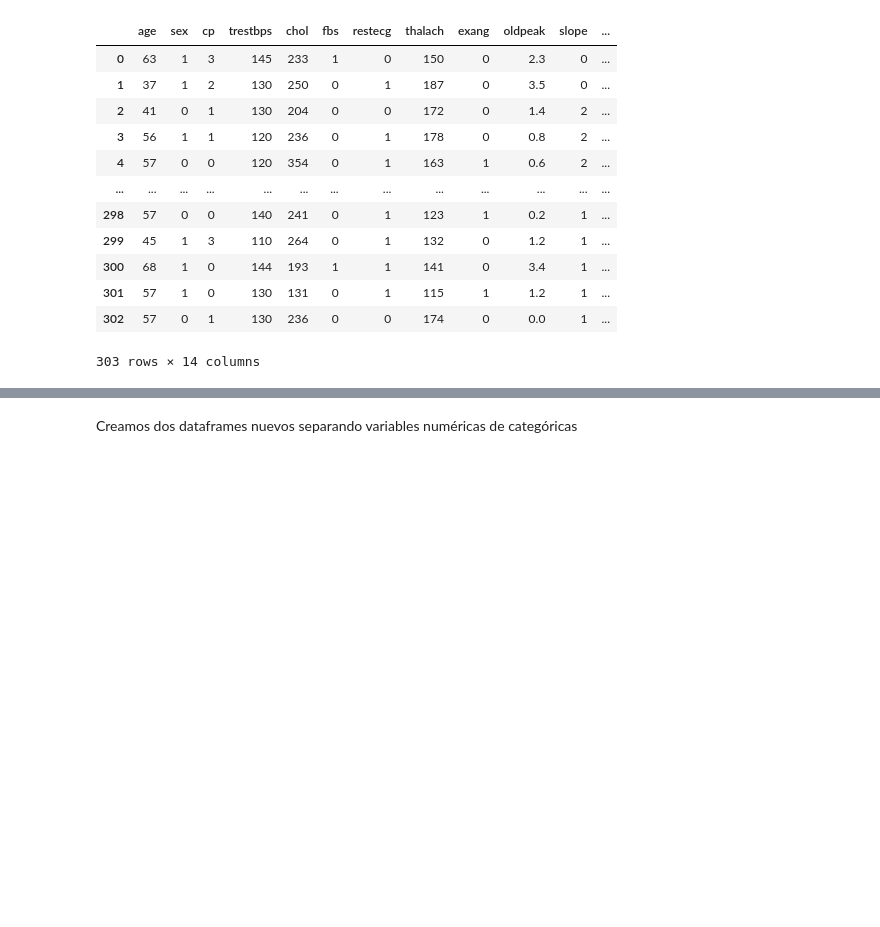
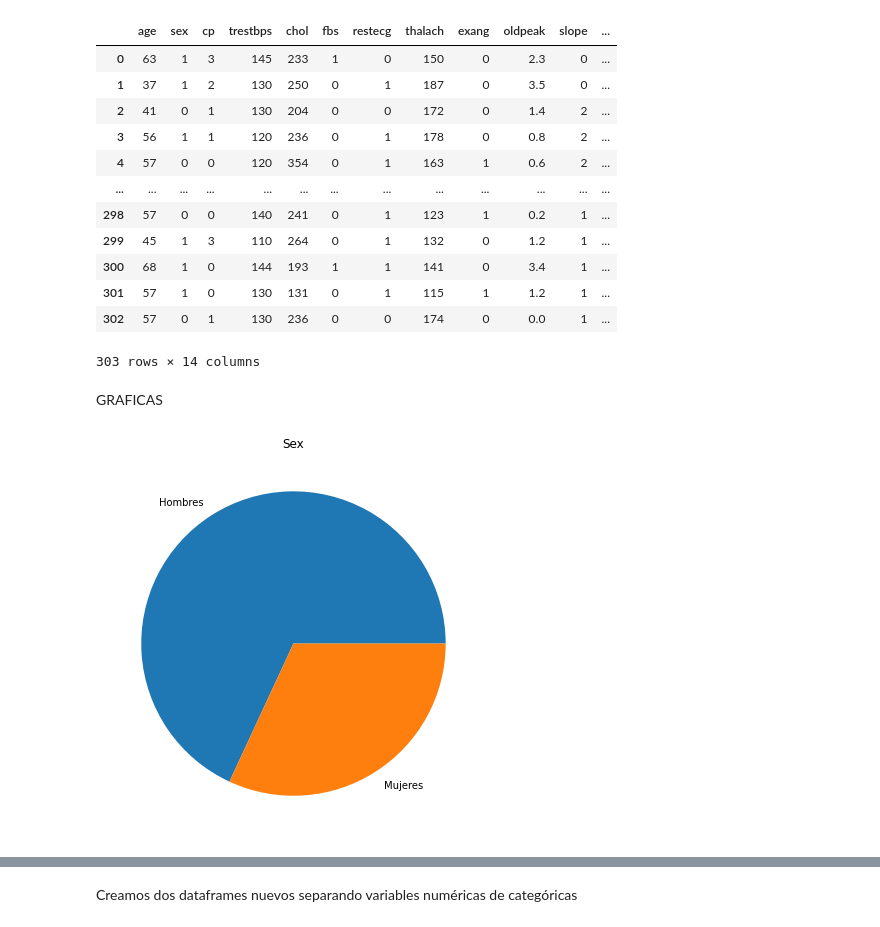
Before and after one commit to anamunoz01/PROYECTO-INTEGRADOR-III, a Jupyter notebook: ClasBinaria.ipynb, the cells around one changed output, grey strips where cells are left out. Cells and saved outputs as stored; diff of their text form; code cells hidden in the pictures; blank space fills up the shorter version.

```diff
--- a/ClasBinaria.ipynb
+++ b/ClasBinaria.ipynb
@@ -66,3 +66,5 @@ df
 | 301 | 57 | 1 | 0 | 130 | 131 | 0 | 1 | 115 | 1 | 1.2 | 1 | ... |
 | 302 | 57 | 0 | 1 | 130 | 236 | 0 | 0 | 174 | 0 | 0.0 | 1 | ... |
 303 rows × 14 columns
+# %% [markdown]
+GRAFICAS
@@ -68,0 +74,9 @@ df
+# %%
+grupos = ['Hombres', 'Mujeres']
+data = [ 207, 97]
+fig = plt.figure(figsize =(10, 7))
+plt.pie(data, labels = grupos)
+plt.title('Sex')
+plt.show()
+# %% [output]
+[figure, added]
```
Also changed, not shown: parts of 23 cells of this notebook.
